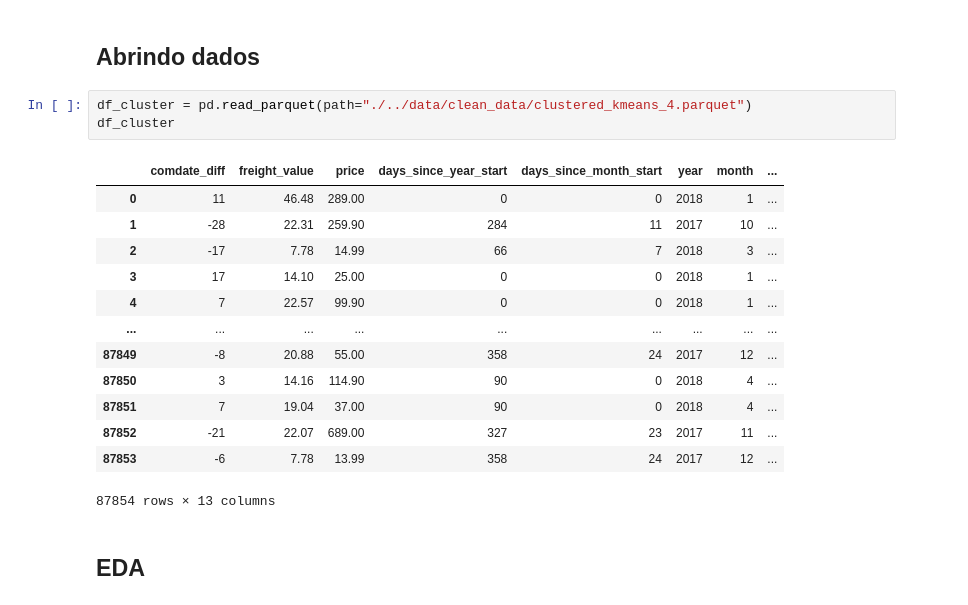
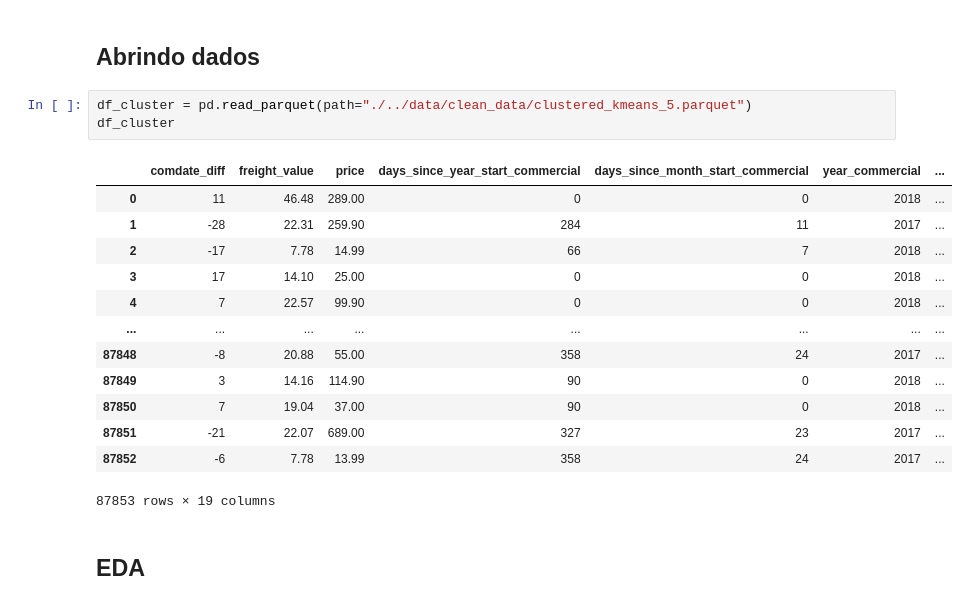
Before and after one commit to wnetohr/Olist-Brazilian-E-Commerce, a Jupyter notebook: notebooks/eda_cluster_dataframe.ipynb, the cells around one changed output. Saved outputs shown, nothing was run; the diff lists cells and outputs as text.

```diff
--- a/notebooks/eda_cluster_dataframe.ipynb
+++ b/notebooks/eda_cluster_dataframe.ipynb
@@ -6,22 +6,22 @@ import matplotlib.pyplot as plt
 # %% [markdown]
 ## Abrindo dados
 # %%
-df_cluster = pd.read_parquet(path="./../data/clean_data/clustered_kmeans_4.parquet")
+df_cluster = pd.read_parquet(path="./../data/clean_data/clustered_kmeans_5.parquet")
 df_cluster
 # %% [output]
-|  | comdate_diff | freight_value | price | days_since_year_start | days_since_month_start | year | month | ... |
-| 0 | 11 | 46.48 | 289.00 | 0 | 0 | 2018 | 1 | ... |
-| 1 | -28 | 22.31 | 259.90 | 284 | 11 | 2017 | 10 | ... |
-| 2 | -17 | 7.78 | 14.99 | 66 | 7 | 2018 | 3 | ... |
-| 3 | 17 | 14.10 | 25.00 | 0 | 0 | 2018 | 1 | ... |
-| 4 | 7 | 22.57 | 99.90 | 0 | 0 | 2018 | 1 | ... |
-| ... | ... | ... | ... | ... | ... | ... | ... | ... |
-| 87849 | -8 | 20.88 | 55.00 | 358 | 24 | 2017 | 12 | ... |
-| 87850 | 3 | 14.16 | 114.90 | 90 | 0 | 2018 | 4 | ... |
-| 87851 | 7 | 19.04 | 37.00 | 90 | 0 | 2018 | 4 | ... |
-| 87852 | -21 | 22.07 | 689.00 | 327 | 23 | 2017 | 11 | ... |
-| 87853 | -6 | 7.78 | 13.99 | 358 | 24 | 2017 | 12 | ... |
+|  | comdate_diff | freight_value | price | days_since_year_start_commercial | days_since_month_start_commercial | year_commercial | ... |
+| 0 | 11 | 46.48 | 289.00 | 0 | 0 | 2018 | ... |
+| 1 | -28 | 22.31 | 259.90 | 284 | 11 | 2017 | ... |
+| 2 | -17 | 7.78 | 14.99 | 66 | 7 | 2018 | ... |
+| 3 | 17 | 14.10 | 25.00 | 0 | 0 | 2018 | ... |
+| 4 | 7 | 22.57 | 99.90 | 0 | 0 | 2018 | ... |
+| ... | ... | ... | ... | ... | ... | ... | ... |
+| 87848 | -8 | 20.88 | 55.00 | 358 | 24 | 2017 | ... |
+| 87849 | 3 | 14.16 | 114.90 | 90 | 0 | 2018 | ... |
+| 87850 | 7 | 19.04 | 37.00 | 90 | 0 | 2018 | ... |
+| 87851 | -21 | 22.07 | 689.00 | 327 | 23 | 2017 | ... |
+| 87852 | -6 | 7.78 | 13.99 | 358 | 24 | 2017 | ... |
-87854 rows × 13 columns
+87853 rows × 19 columns
 # %% [markdown]
 ## EDA
 # %%
```
Also changed, not shown: parts of 1 cell of this notebook, 10 other files.
